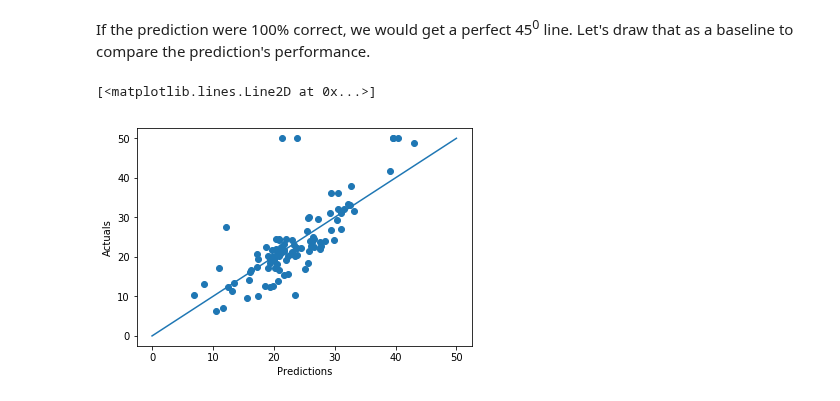
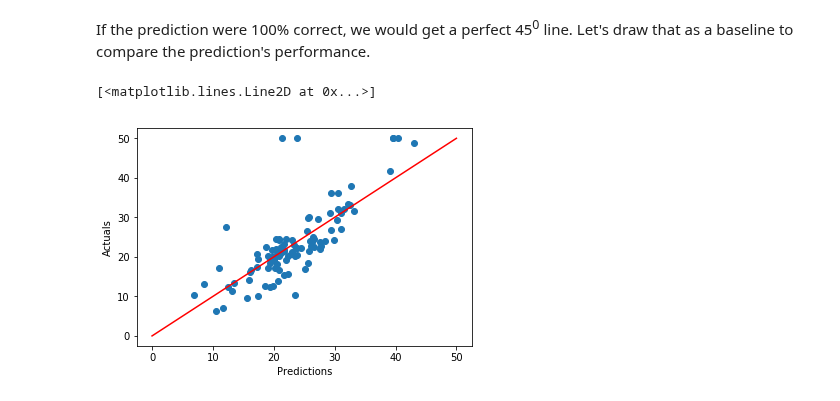
Before and after one commit to hotcode002/Machine-Learning-with-Python, a Jupyter notebook: week_2_math/day_3_linear_regression/linear_regression.ipynb, the cells around one changed output. Saved outputs shown, nothing was run; the diff lists cells and outputs as text; code cells hidden in the pictures.

```diff
--- a/week_2_math/day_3_linear_regression/linear_regression.ipynb
+++ b/week_2_math/day_3_linear_regression/linear_regression.ipynb
@@ -1480,15 +1480,15 @@ If the prediction were 100% correct, we would get a perfect 45<sup>0</sup> line.
 # %%
 import matplotlib.pyplot as plt
 %matplotlib inline
 
 plt.scatter ( y_pred, y_test)
 plt.xlabel  ("Predictions")
 plt.ylabel  ("Actuals" )
 
 x = [0,50]
 y = [0,50]
 
-plt.plot(x,y)
+plt.plot(x,y,color="r")
 # %% [output]
 [<matplotlib.lines.Line2D at 0x...>]
-[figure, old version]
+[figure, new version]
```
